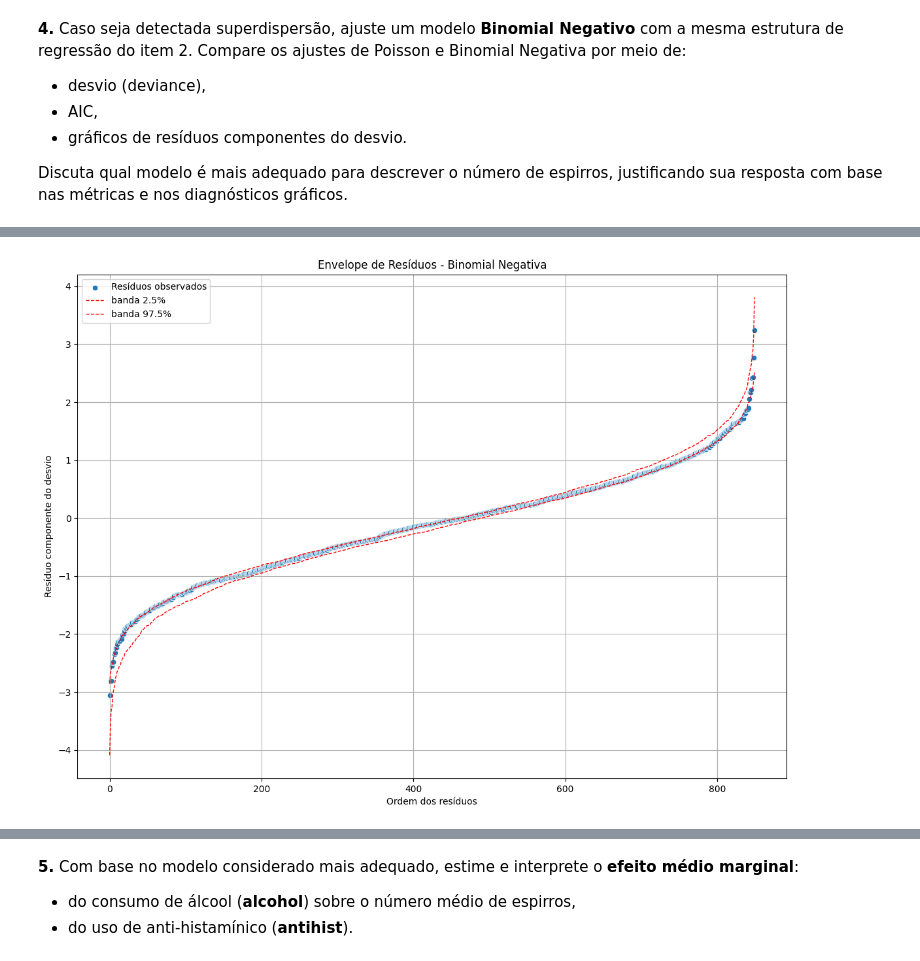
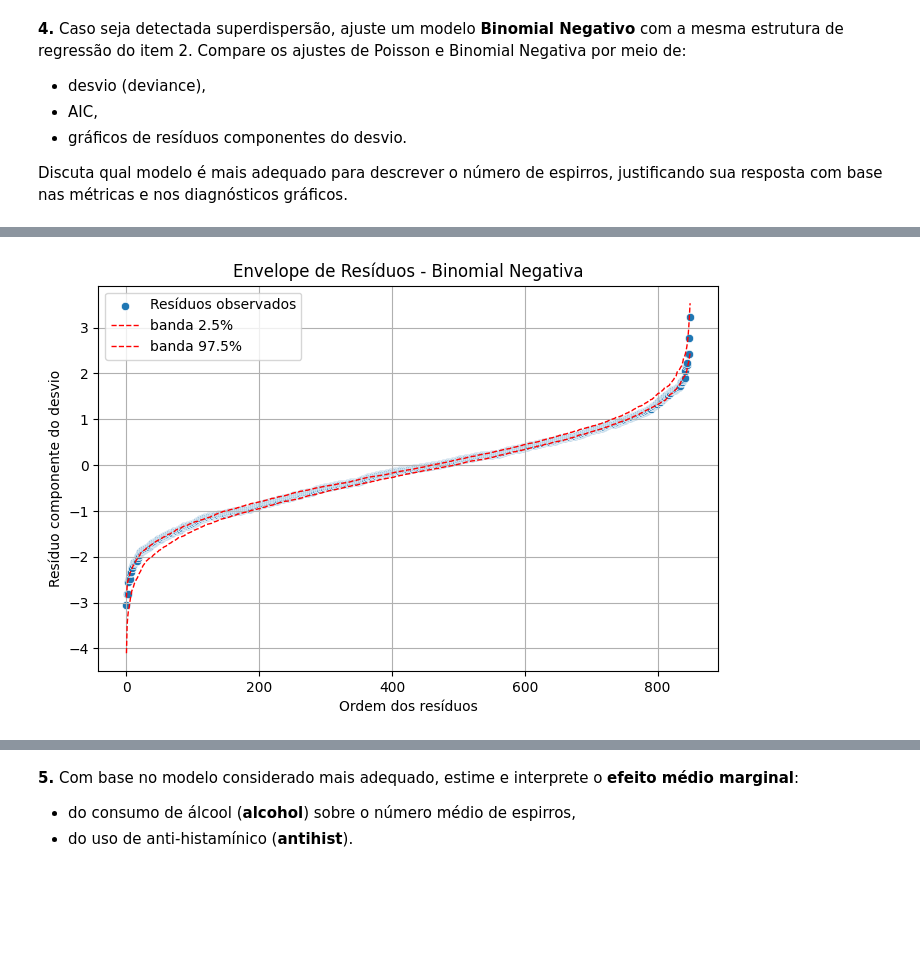
Before and after one commit to alinespereira/SME0823-202502-Avaliacao-2, a Jupyter notebook: SME0823_Avaliação_2.ipynb, the cells around one changed output, grey strips where cells are left out. Saved outputs shown, nothing was run; the diff lists cells and outputs as text; code cells hidden in the pictures; blank space fills up the shorter version.

```diff
--- a/SME0823_Avaliação_2.ipynb
+++ b/SME0823_Avaliação_2.ipynb
@@ -304,13 +310,18 @@ influence = ajuste_pois.get_influence()
 fig, ax = plt.subplots()
 
 mu = ajuste_pois.fittedvalues
-resid = ajuste_pois.resid_pearson
+influence = ajuste_pois.get_influence()
 
-sns.scatterplot(x=mu, y=resid)
+h = influence.hat_matrix_diag
+
+tD = ajuste_pois.resid_deviance / np.sqrt(1 - h)
+
+sns.scatterplot(x=mu, y=tD)
 ax.axhline(0, color='black')
-ax.axhline(2, color='red', linestyle='--')
-ax.axhline(-2, color='red', linestyle='--')
-ax.set_xlabel("Valores Ajustados")
-ax.set_ylabel("Resíduos de Pearson")
+ax.axhline(stats.norm.ppf(.025), color='red', linestyle='--', linewidth=0.6)
+ax.axhline(stats.norm.ppf(.975), color='red', linestyle='--', linewidth=0.6)
+ax.set_xlabel(r"Valores Ajustados $(\hat{\mu})$")
+ax.set_ylabel("Componente do Desvio Padronizado $(t_D)$")
+_ = ax.set_xscale("log")
 # %% [output]
 [interactive output not drawn]
@@ -363,9 +415,9 @@ Alpha estimado: 0.03006027877916489
 # %%
-fig, ax = envelope(
+fig, ax = envelope_negbin(
     ajuste_nb,
     title="Envelope de Resíduos - Binomial Negativa",
-    figsize=(14,10)
+    figsize=(8, 5)
 )
 # %% [output]
 [interactive output not drawn]
-[figure, old version]
+[figure, new version]
```
Also changed, not shown: parts of 24 cells of this notebook.
